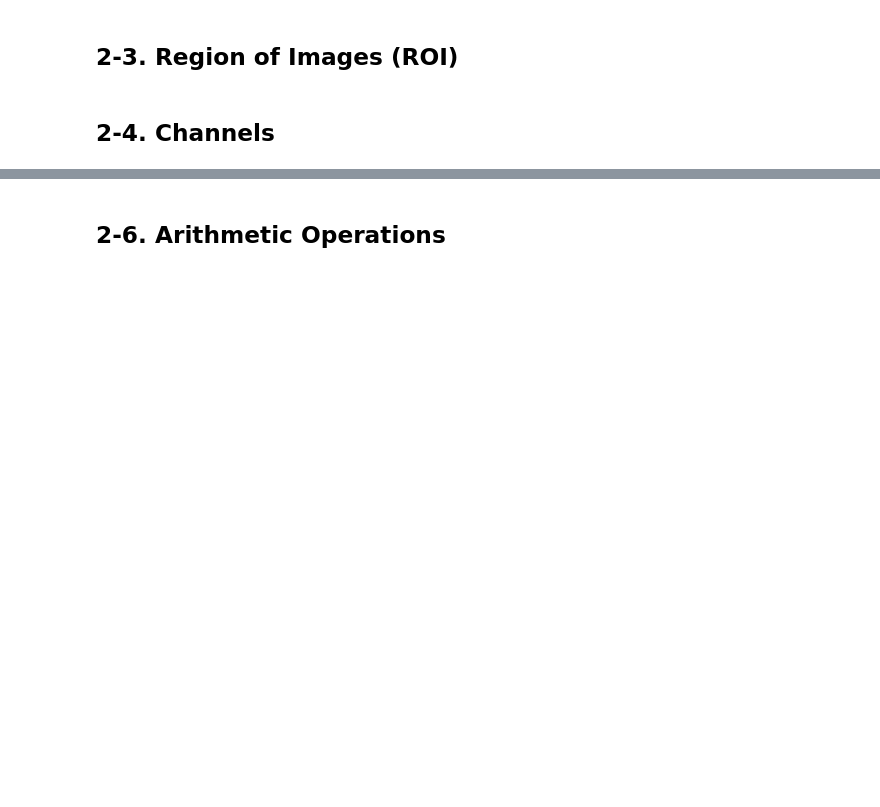
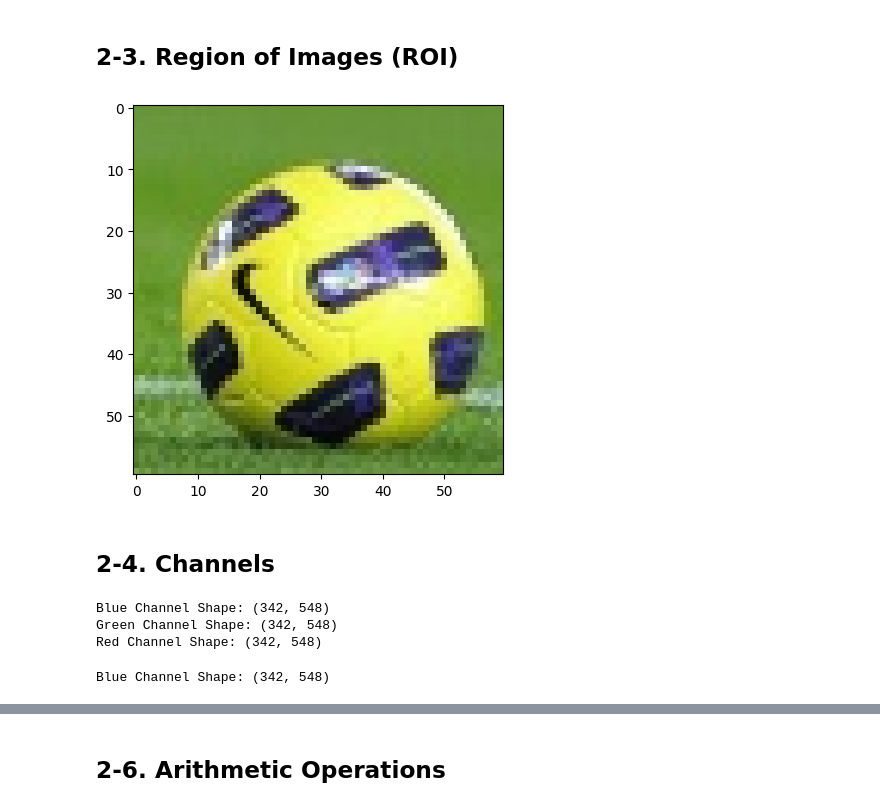
Before and after one commit to yungshun317/torch-cv, a Jupyter notebook: opencv.ipynb, the cells around one changed output, grey strips where cells are left out. Saved outputs shown, nothing was run; the diff lists cells and outputs as text; code cells hidden in the pictures; blank space fills up the shorter version.

```diff
--- a/opencv.ipynb
+++ b/opencv.ipynb
@@ -320,14 +424,34 @@ print( img.dtype )
 ## 2-3. Region of Images (ROI)
 # %%
 # ROI
-ball = img[280:340, 330:390]
-img[273:333, 100:160] = ball
+image = cv2.imread('data/messi5.jpg')
+ball = image[280:340, 330:390]
+image[273:333, 100:160] = ball
+
+plt.imshow(cv2.cvtColor(ball, cv2.COLOR_BGR2RGB))
+plt.show()
+# %% [output]
+[figure, added]
 # %% [markdown]
 ## 2-4. Channels
 # %%
 # Channels
-b,g,r = cv.split(img)
-img = cv.merge((b,g,r))
+image = cv2.imread('data/messi5.jpg')
+b, g, r = cv2.split(image)
+image = cv2.merge((b, g, r))
+
+print("Blue Channel Shape:", b.shape)
+print("Green Channel Shape:", g.shape)
+print("Red Channel Shape:", r.shape)
+# %% [output]
+Blue Channel Shape: (342, 548)
+Green Channel Shape: (342, 548)
+Red Channel Shape: (342, 548)
 # %%
-b = img[:,:,0]
+# Select blue channel
+b = image[:, :, 0]
+
+print("Blue Channel Shape:", b.shape)
+# %% [output]
+Blue Channel Shape: (342, 548)
 # %%
```
Also changed, not shown: parts of 38 cells of this notebook, 1 other file.
